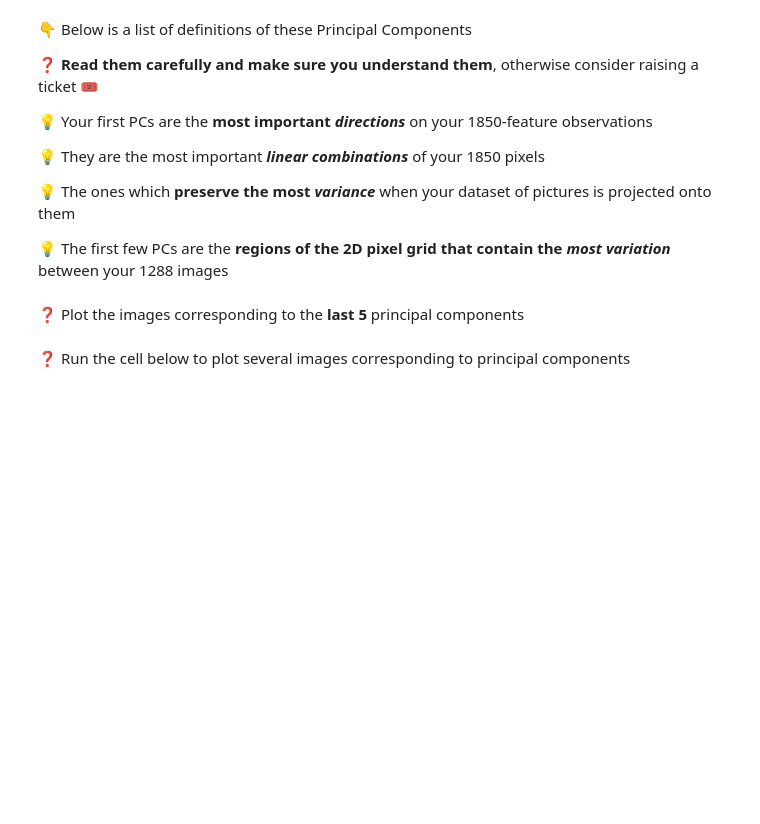
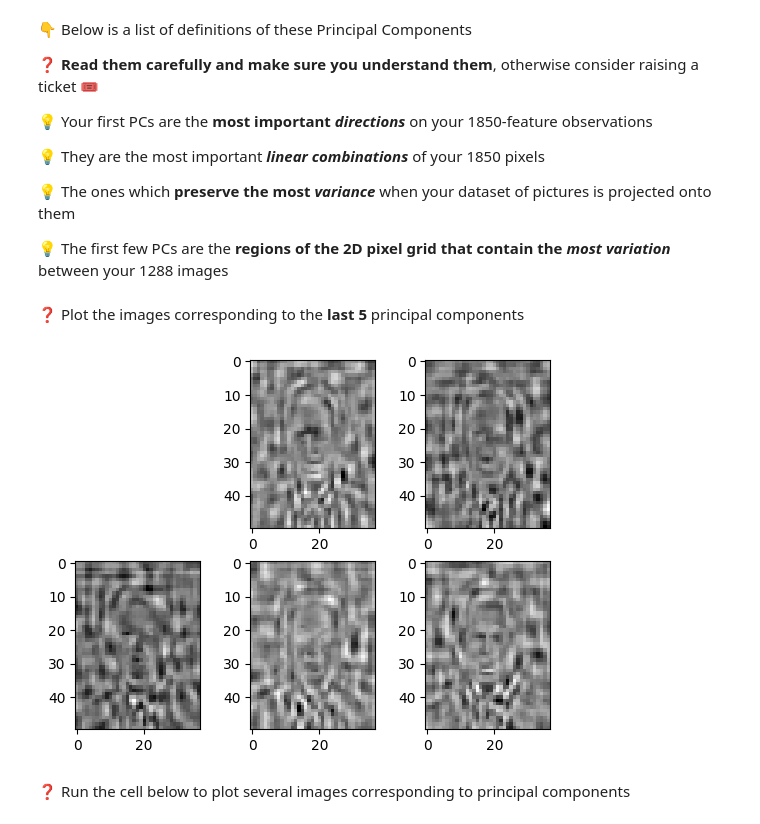
Before and after one commit to ParissaPeimaniyfard/data-face-recognition, a Jupyter notebook: face_recognition.ipynb, the cells around one changed output. Saved outputs shown, nothing was run; the diff lists cells and outputs as text; code cells hidden in the pictures; blank space fills up the shorter version.

```diff
--- a/face_recognition.ipynb
+++ b/face_recognition.ipynb
@@ -242,3 +283,10 @@ We merely reshaped them to be able to visualize them as normal images
+# %%
+for i in range(1,6):
+    img_5first= pca.components_[-i].reshape(faces.images[0].shape)
+    plt.subplot(2,3,i+1)
+    plt.imshow(img_5first, cmap=plt.cm.gray)
+# %% [output]
+[figure, added]
 # %% [markdown]
 ❓ Run the cell below to plot several images corresponding to principal components
 # %%
```
Also changed, not shown: parts of 17 cells of this notebook, 1 other file.
